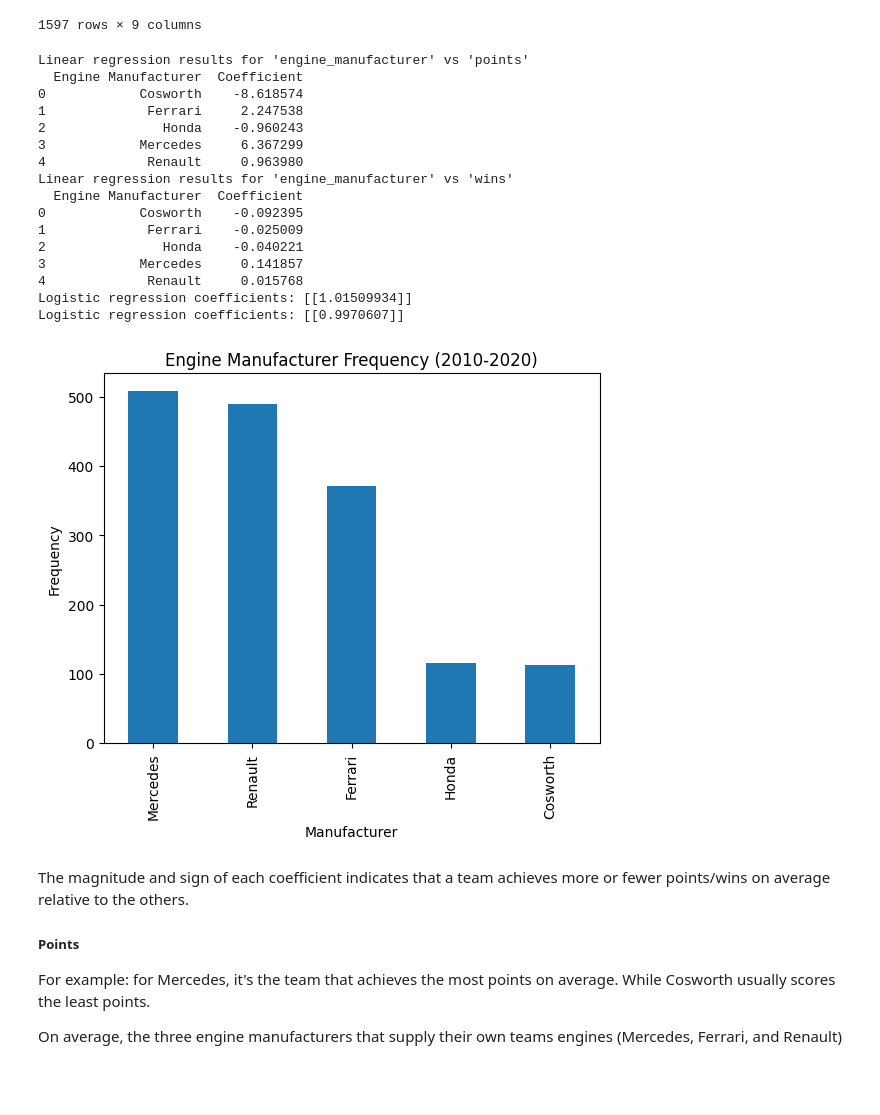
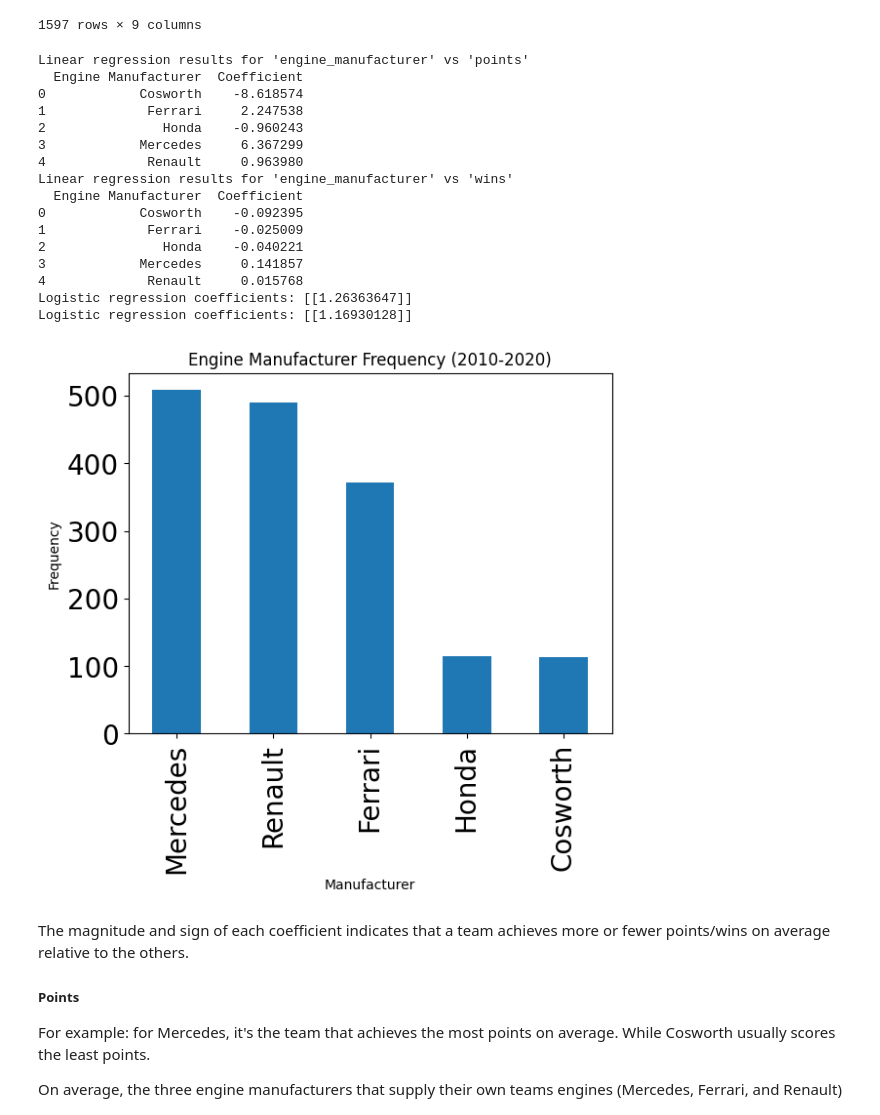
Before and after one commit to MohamedElhadidy0019/Formula_One_Data_Analysis, a Jupyter notebook: engine_manufacturer_effect.ipynb, the cells around one changed output. Cells and saved outputs as stored; diff of their text form; code cells hidden in the pictures; blank space fills up the shorter version.

Commit message:
Update plots to be more readable.

```diff
--- a/engine_manufacturer_effect.ipynb
+++ b/engine_manufacturer_effect.ipynb
@@ -128,36 +128,35 @@ def logistic_regression(df: pd.DataFrame, col_name: str):
 # %%
 # Let's see how many times a manufacturer supplied to a team
 
-ax = constructor_standings_by_race['engine_manufacturer'].value_counts().plot.bar()
+ax = constructor_standings_by_race['engine_manufacturer'].value_counts().plot(kind='bar', fontsize=20)
 ax.set_title('Engine Manufacturer Frequency (2010-2020)')
 ax.set_xlabel('Manufacturer')
 ax.set_ylabel('Frequency')
 
 
 linear_regression(constructor_standings_by_race, 'points')
 linear_regression(constructor_standings_by_race, 'wins')
 
-
 logistic_regression(df, 'points')
 logistic_regression(df, 'wins')
 # %% [output]
 Linear regression results for 'engine_manufacturer' vs 'points'
   Engine Manufacturer  Coefficient
 0            Cosworth    -8.618574
 1             Ferrari     2.247538
 2               Honda    -0.960243
 3            Mercedes     6.367299
 4             Renault     0.963980
 Linear regression results for 'engine_manufacturer' vs 'wins'
   Engine Manufacturer  Coefficient
 0            Cosworth    -0.092395
 1             Ferrari    -0.025009
 2               Honda    -0.040221
 3            Mercedes     0.141857
 4             Renault     0.015768
-Logistic regression coefficients: [[1.01509934]]
-Logistic regression coefficients: [[0.9970607]]
+Logistic regression coefficients: [[1.26363647]]
+Logistic regression coefficients: [[1.16930128]]
-[figure, old version]
+[figure, new version]
 # %% [markdown]
 The magnitude and sign of each coefficient indicates that a team achieves more or
 fewer points/wins on average relative to the others.
```
Also changed, not shown: parts of 6 cells of this notebook, 2 other files.
